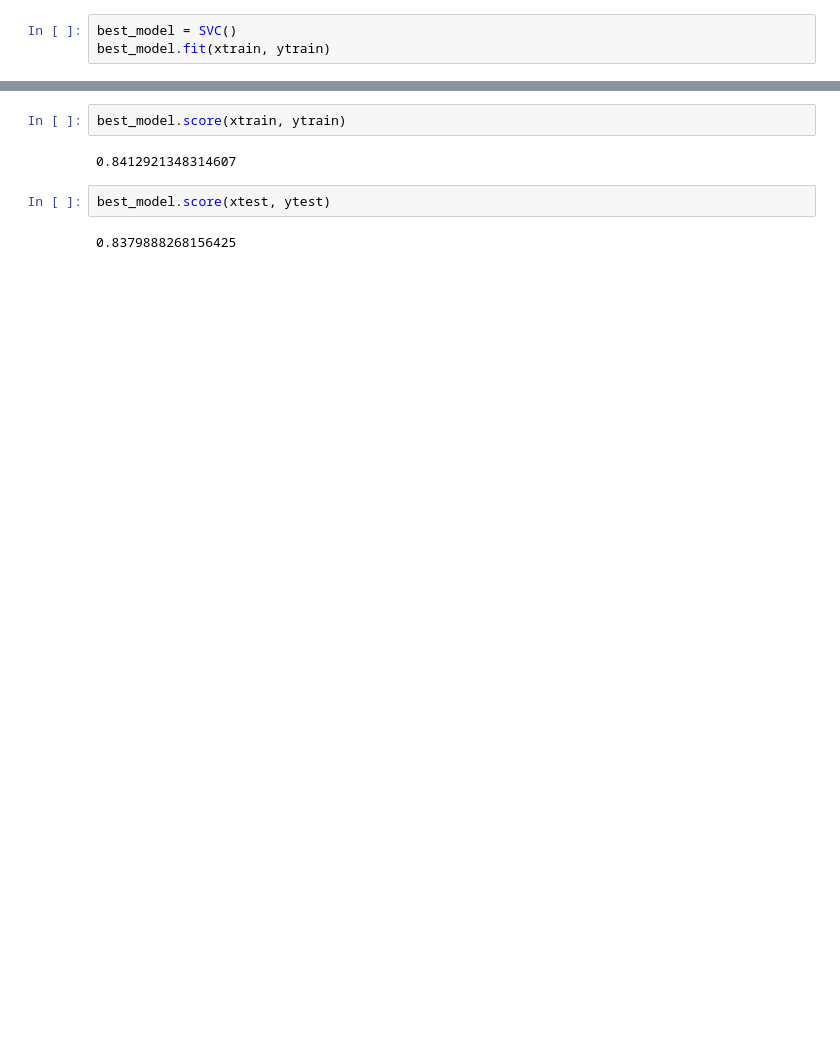
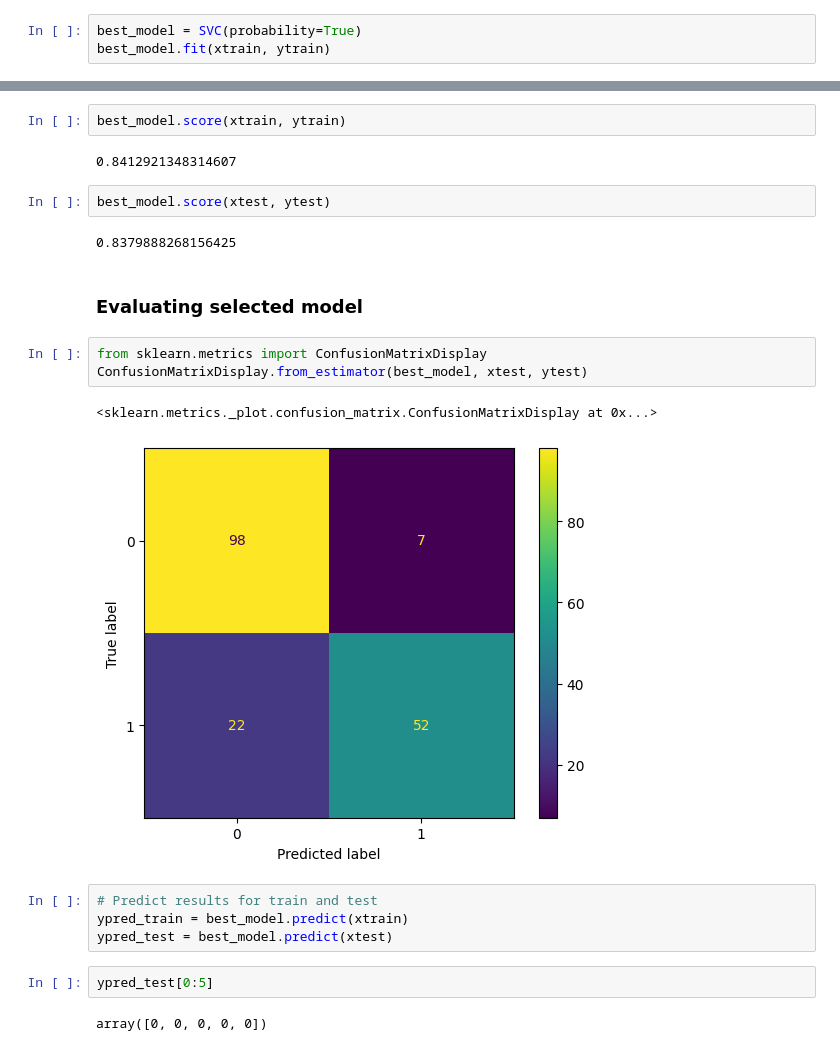
Before and after one commit to utkarshg1/ML_Wakad_6_8pm_30th_Apr, a Jupyter notebook: Algo Evaluation/algoEval.ipynb, the cells around one changed output, grey strips where cells are left out. Drawn from its saved outputs; the diff is of its cells as text; blank space fills up the shorter version.

```diff
--- a/Algo Evaluation/algoEval.ipynb
+++ b/Algo Evaluation/algoEval.ipynb
@@ -309,6 +309,6 @@ results_df.sort_values(by='train_cv', ascending=False)
 # %% [markdown]
 ### From above the SVM Model has best f1_macro Cross validated score of 0.8043
 # %%
-best_model = SVC()
+best_model = SVC(probability=True)
 best_model.fit(xtrain, ytrain)
 # %% [output]
@@ -321,3 +321,19 @@ best_model.score(xtrain, ytrain)
 best_model.score(xtest, ytest)
 # %% [output]
 0.8379888268156425
+# %% [markdown]
+### Evaluating selected model
+# %%
+from sklearn.metrics import ConfusionMatrixDisplay
+ConfusionMatrixDisplay.from_estimator(best_model, xtest, ytest)
+# %% [output]
+<sklearn.metrics._plot.confusion_matrix.ConfusionMatrixDisplay at 0x...>
+[figure, added]
+# %%
+# Predict results for train and test
+ypred_train = best_model.predict(xtrain)
+ypred_test = best_model.predict(xtest)
+# %%
+ypred_test[0:5]
+# %% [output]
+array([0, 0, 0, 0, 0])
```
Also changed, not shown: parts of 26 cells of this notebook, 1 other file.
